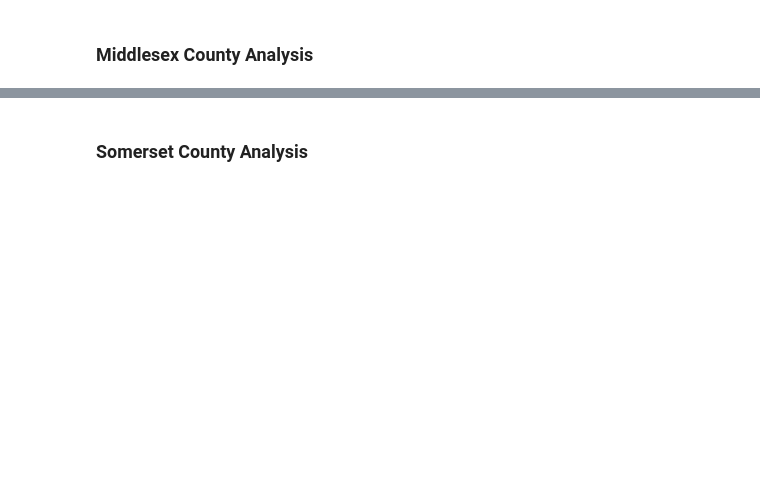
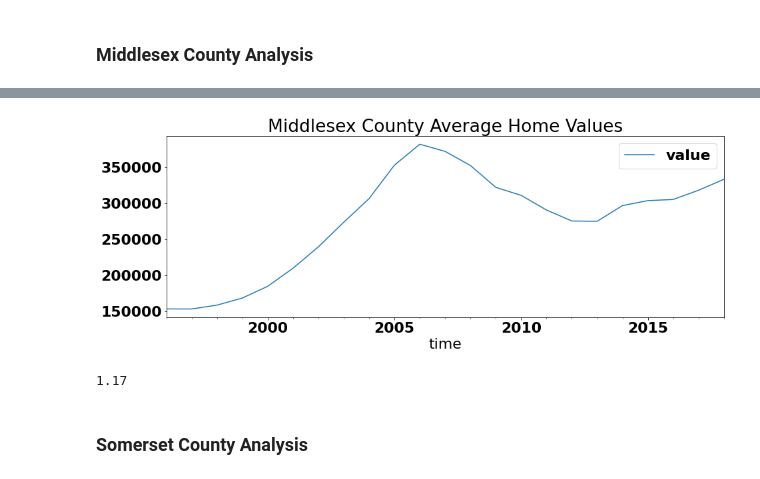
Before and after one commit to jmg0144/Zillow-Time-Series-Analysis, a Jupyter notebook: zillow-time-series-analysis.ipynb, the cells around one changed output, grey strips where cells are left out. Cells and saved outputs as stored; diff of their text form; code cells hidden in the pictures; blank space fills up the shorter version.

```diff
--- a/zillow-time-series-analysis.ipynb
+++ b/zillow-time-series-analysis.ipynb
@@ -332,5 +311,5 @@ ROI(140977, 358358)
 # %% [markdown]
 ### Middlesex County Analysis
 # %%
-middlesex_df = nj_df[(nj_df['CountyName'] == 'Middlesex')]
+middlesex_df = county_df('Middlesex')
 middlesex_df.head()
@@ -346,3 +324,11 @@ ROI(153361, 333029)
+# %%
+plot_values(middlesex_df, 'Middlesex County Average Home Values')
+# %% [output]
+[figure, added]
+# %%
+get_roi_lst(middlesex_df)
+# %% [output]
+1.17
 # %% [markdown]
 ### Somerset County Analysis
 # %%
```
Also changed, not shown: parts of 174 cells of this notebook.
